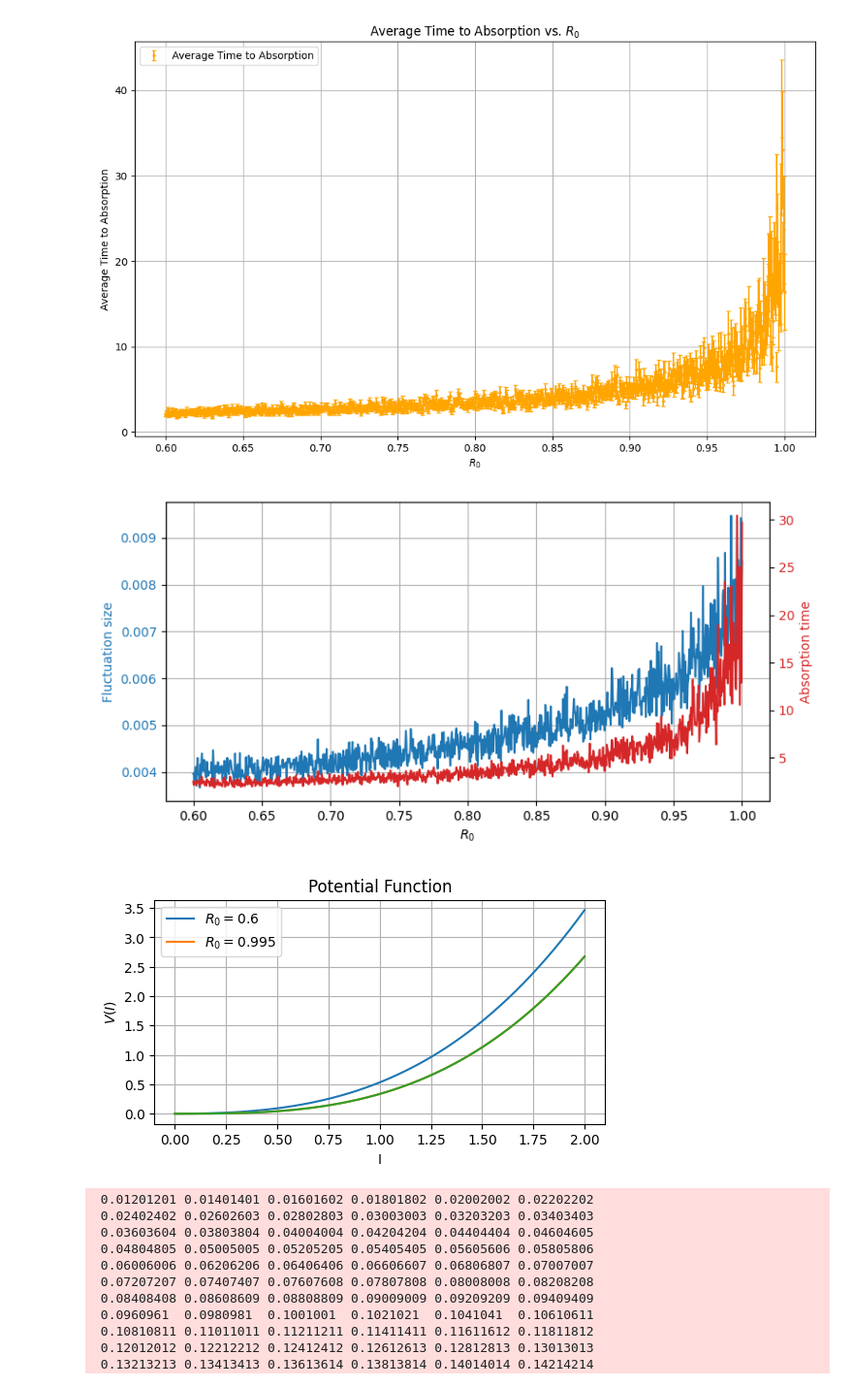
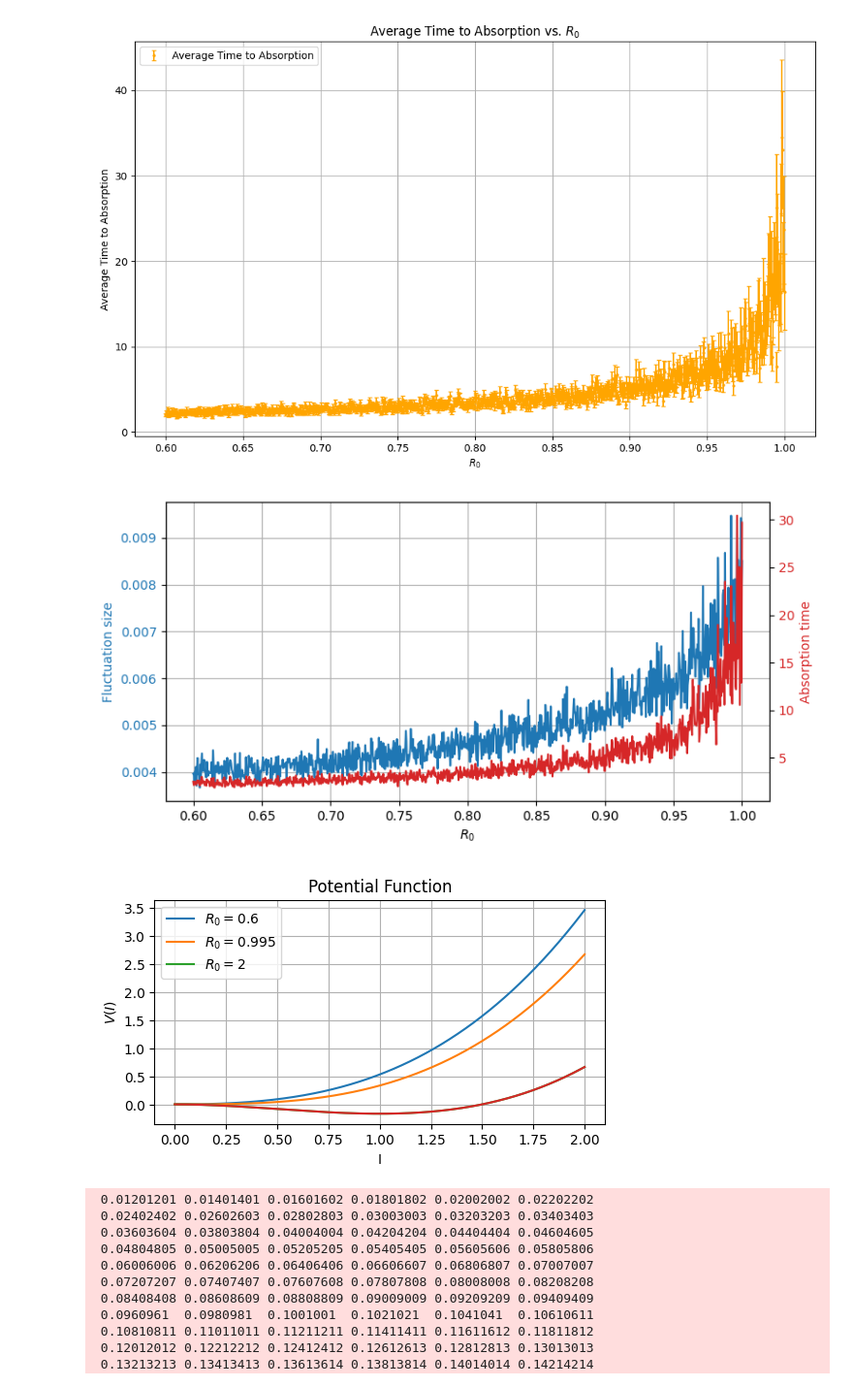
Before and after one commit to AlfredBendtzonHansen/bifurcation-fluct-SIR, a Jupyter notebook: SDE_transcritical.ipynb, the cells around one changed output. Shown at 97% size. Cells and saved outputs as stored; diff of their text form; code cells hidden in the pictures.

Commit message:
plots

```diff
--- a/SDE_transcritical.ipynb
+++ b/SDE_transcritical.ipynb
@@ -597,35 +597,35 @@ ax2.plot(R0_values, average_times, color=color2)
 ax2.tick_params(axis='y', labelcolor=color2)
 
 fig.tight_layout()  # Otherwise the right y-label is slightly clipped
 ax1.grid(True)
 
 # Add legends
 lines_1, labels_1 = ax1.get_legend_handles_labels()
 lines_2, labels_2 = ax2.get_legend_handles_labels()
 plt.savefig("Fluct_abs_time.pdf",dpi= 400)
 plt.show()
 
 # Function to plot the potential function for a given R0
 def plot_potential(R0, x_range=(0, 2), num_points=1000):
     x = np.linspace(*x_range, num_points)
     plt.figure(figsize=(6,3))
     for i in R0:
         V = -0.5 * (i - 1) * x**2 + (1/3) * x**3
         plt.plot(x, V, label = "$R_0 = $" + str(i))
     plt.plot(x, V)
     plt.xlabel('I')
     plt.ylabel('$V(I)$')
     plt.title(f'Potential Function')
     plt.grid(True)
     plt.legend()
     plt.savefig("potential_r0.pdf",dpi= 400)
     plt.show()
 
 # Example usage of plot_potential function
-plot_potential([0.6,0.995])
+plot_potential([0.6,0.995,2])
 # %% [output]
 [figure]
-[figure, old version]
+[figure, new version]
 # %%
 import numpy as np
 import matplotlib.pyplot as plt
```
Also changed, not shown: 2 other files.
